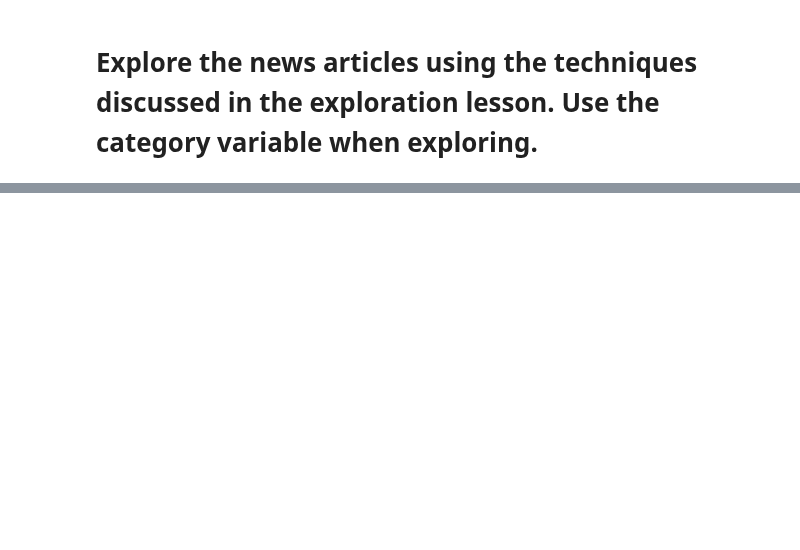
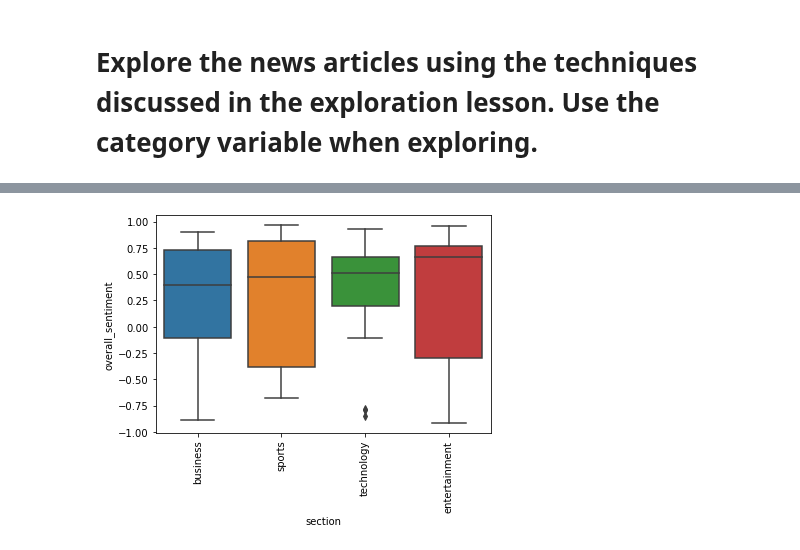
Before and after one commit to brianclements03/nlp, a Jupyter notebook: explore_current_draft.ipynb, the cells around one changed output, grey strips where cells are left out. Saved outputs shown, nothing was run; the diff lists cells and outputs as text; code cells hidden in the pictures; blank space fills up the shorter version.

```diff
--- a/explore_current_draft.ipynb
+++ b/explore_current_draft.ipynb
@@ -849,0 +1000,5 @@ news_df.head(2)
+# %%
+sns.boxplot(data=news_df,x='section',y='overall_sentiment')
+plt.xticks(rotation=90);
+# %% [output]
+[figure, added]
```
Also changed, not shown: parts of 44 cells of this notebook, 3 other files.
